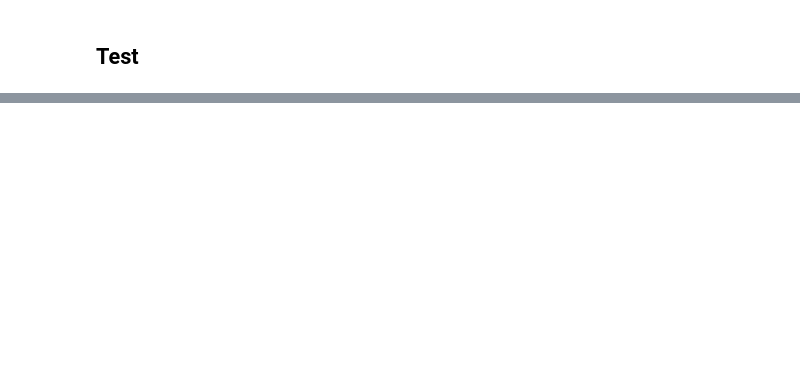
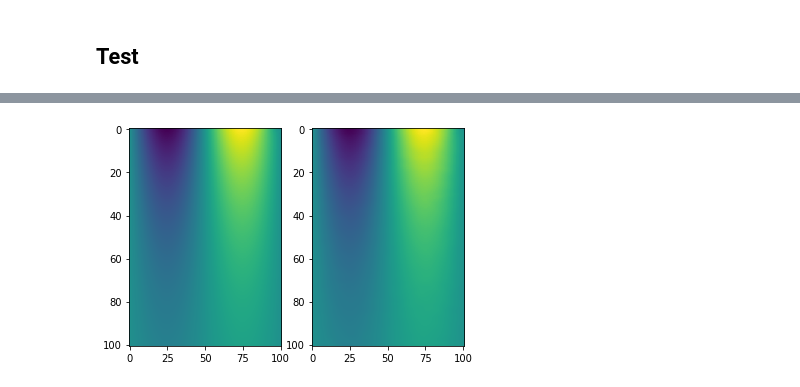
Before and after one commit to Hrrsmjd/fourier_neural_operator, a Jupyter notebook: temp/fourier_2d_heat_equation.ipynb, the cells around one changed output, grey strips where cells are left out. Drawn from its saved outputs; the diff is of its cells as text; code cells hidden in the pictures; blank space fills up the shorter version.

```diff
--- a/temp/fourier_2d_heat_equation.ipynb
+++ b/temp/fourier_2d_heat_equation.ipynb
@@ -523,11 +539,13 @@ plt.show()
 # %%
 ## Test 1
-upredt1 = model(torch.tensor(beta_matt1).float().unsqueeze(0).unsqueeze(0))
+upredt1 = model(torch.cat((beta_matt1, torch.from_numpy(X).float().unsqueeze(0).unsqueeze(0), torch.from_numpy(T).float().unsqueeze(0).unsqueeze(0)), 1))
 
 plt.subplot(121)
 plt.imshow(ut1, aspect='auto')
 plt.subplot(122)
 plt.imshow(upredt1.detach()[0][0], aspect='auto')
 plt.show()
+# %% [output]
+[figure, added]
 # %%
 ## Test 2
```
Also changed, not shown: parts of 13 cells of this notebook, 1 other file.
